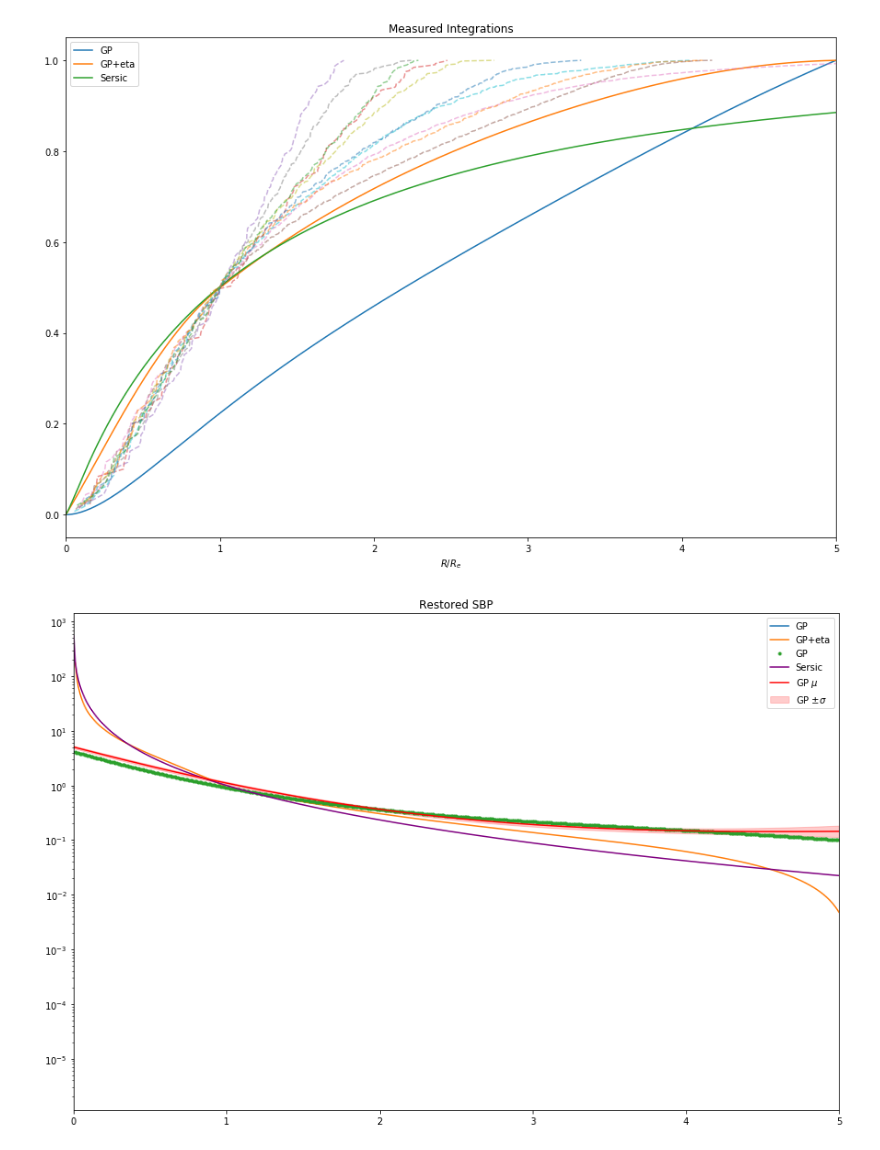
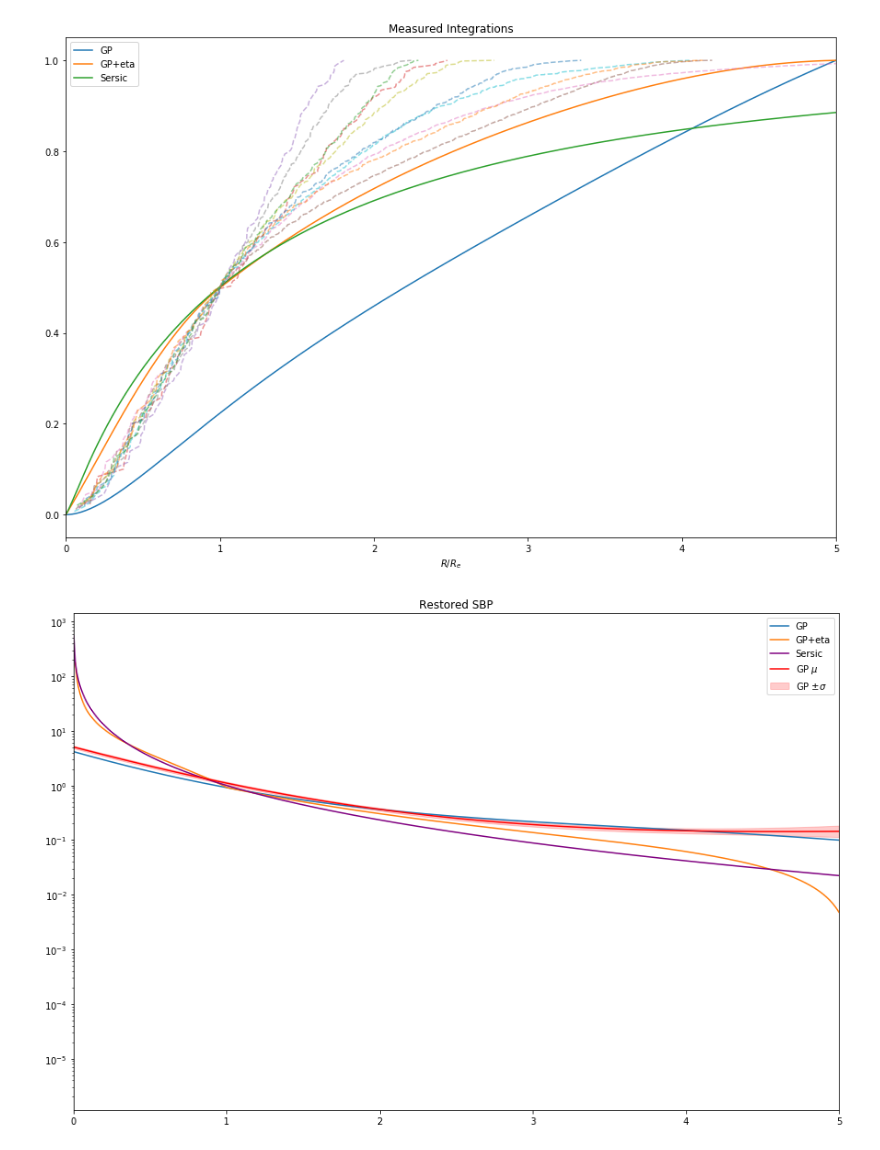
Before and after one commit to ryanhausen/gp-imgs, a Jupyter notebook: post_stuff/Update-09-06-2017.ipynb, the cells around one changed output. Saved outputs shown, nothing was run; the diff lists cells and outputs as text; code cells hidden in the pictures.

Commit message:
Progress on GP images

```diff
--- a/post_stuff/Update-09-06-2017.ipynb
+++ b/post_stuff/Update-09-06-2017.ipynb
@@ -145,22 +145,21 @@ plt.show()
 # %%
 y_mean, y_std = h_model.predict(X, return_std=True)
 y_pls_std = 10**(y_mean + y_std)
 y_min_std = 10**(y_mean - y_std)
 y_mean =  10 **y_mean
 
 restored_gp_eta = int_to_sbp(wx, y_gp_eta, I_tot)
 restored_gp = int_to_sbp(wx, y_gp_int.flatten(), I_tot)
 
 plt.figure(figsize=(15, 10))
 plt.title('Restored SBP')
 plt.semilogy(X, y_gp, label='GP')
 plt.semilogy(X, restored_gp_eta, label='GP+eta')
-plt.semilogy(X, restored_gp, '.', label='GP')
 plt.semilogy(X_sersic, y_sersic, label='Sersic', color='purple')
 plt.semilogy(X, y_mean, label='GP $\mu$', color='r')
 plt.fill_between(X.flatten(), y_min_std, y_pls_std, label='GP $\pm\sigma$', alpha=0.2, color='r')
 plt.xlim(0,5)
 plt.legend()
 plt.show()
 # %% [output]
-[figure, old version]
+[figure, new version]
```
Also changed, not shown: parts of 1 cell of this notebook, 1 other file.
